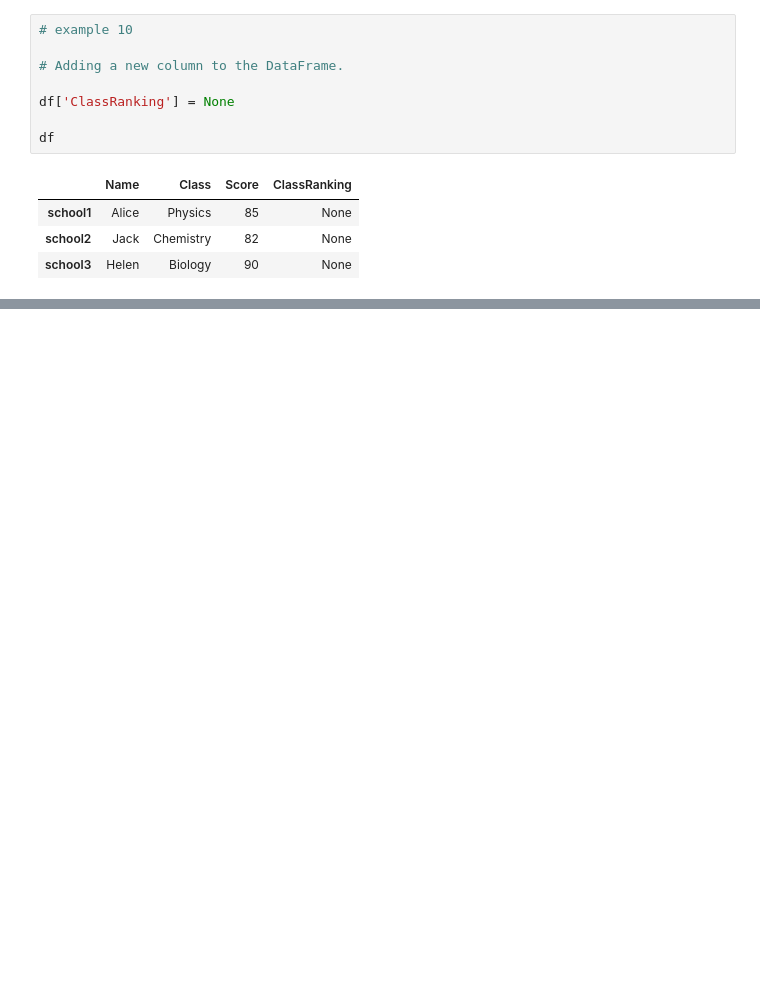
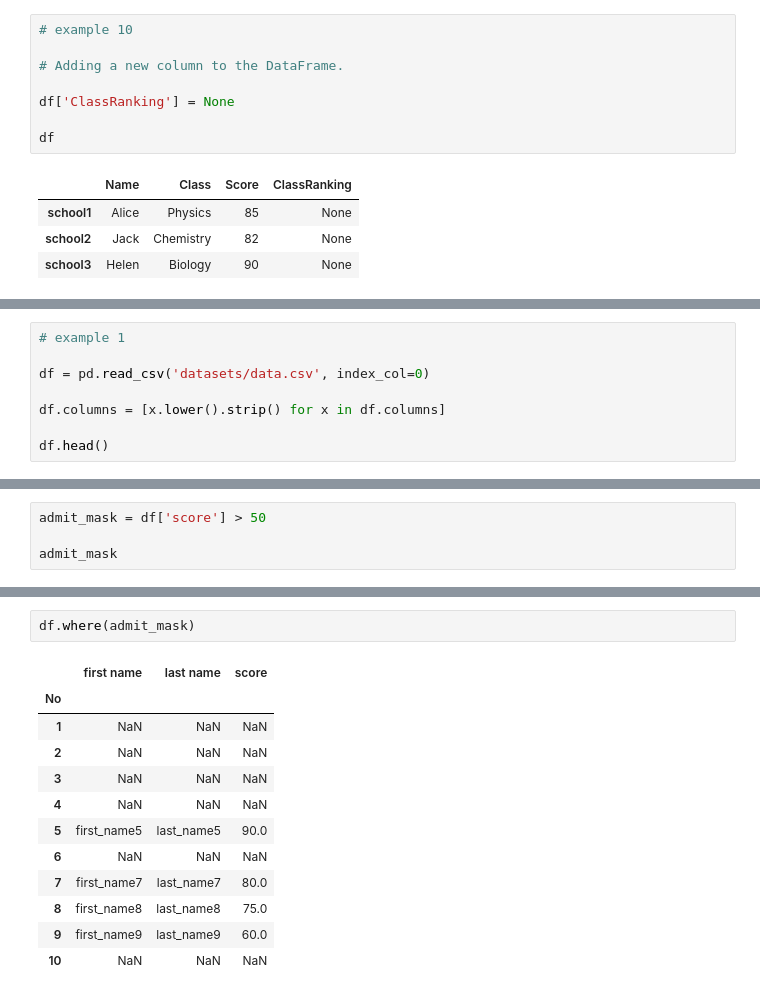
Before and after one commit to Maksym637/data-science-course, a Jupyter notebook: course1/pandasDataFrame.ipynb, the cells around one changed output, grey strips where cells are left out. Saved outputs shown, nothing was run; the diff lists cells and outputs as text; blank space fills up the shorter version.

Commit message:
changes with pandasDataFrame

```diff
--- a/course1/pandasDataFrame.ipynb
+++ b/course1/pandasDataFrame.ipynb
@@ -158,0 +261,8 @@ df
+# %%
+# example 1
+
+df = pd.read_csv('datasets/data.csv', index_col=0)
+
+df.columns = [x.lower().strip() for x in df.columns]
+
+df.head()
@@ -158,0 +277,4 @@ df
+# %%
+admit_mask = df['score'] > 50
+
+admit_mask
@@ -158,0 +294,15 @@ df
+# %%
+df.where(admit_mask)
+# %% [output]
+|  | first name | last name | score |
+| No |  |  |  |
+| 1 | NaN | NaN | NaN |
+| 2 | NaN | NaN | NaN |
+| 3 | NaN | NaN | NaN |
+| 4 | NaN | NaN | NaN |
+| 5 | first_name5 | last_name5 | 90.0 |
+| 6 | NaN | NaN | NaN |
+| 7 | first_name7 | last_name7 | 80.0 |
+| 8 | first_name8 | last_name8 | 75.0 |
+| 9 | first_name9 | last_name9 | 60.0 |
+| 10 | NaN | NaN | NaN |
```
Also changed, not shown: parts of 23 cells of this notebook, 1 other file.
